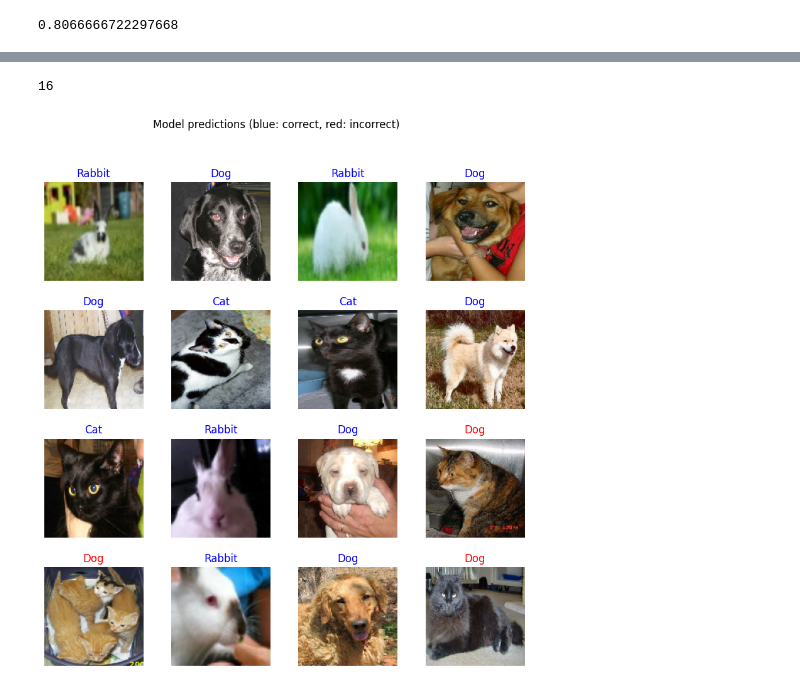
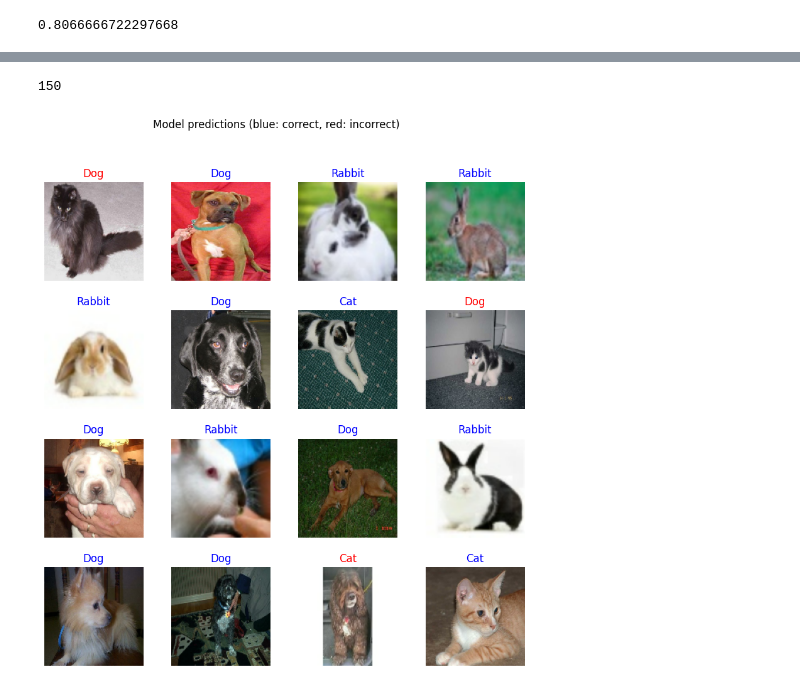
Before and after one commit to aasthadawar02/Sample, a Jupyter notebook: Hugging_Face_Dataset.ipynb, the cells around one changed output, grey strips where cells are left out. Drawn from its saved outputs; the diff is of its cells as text; code cells hidden in the pictures.

```diff
--- a/Hugging_Face_Dataset.ipynb
+++ b/Hugging_Face_Dataset.ipynb
@@ -125,11 +125,12 @@ print(test_acc)
 # %% [output]
 0.8066666722297668
 # %%
+images=[]
+labels=[]
 for image, label in validation_data:
-  break
-image = image.numpy()
-label = label.numpy()
-predicted_label = model.predict(image)
-predicted_label = list(map(lambda val : np.argmax(val), predicted_label))
-predicted_label
+  images.extend(image.numpy())
+  labels.extend(label.numpy())
+predicted_labels = model.predict(np.array(images))
+predicted_labels = list(map(lambda val : np.argmax(val), predicted_labels))
+len(predicted_labels)
 # %% [output]
@@ -138,18 +139,18 @@ predicted_label
 # %%
-len(predicted_label)
+len(predicted_labels)
 # %% [output]
-16
+150
 # %%
 num_classes = ["cat","dog","rabbit"]
 # %%
 plt.figure(figsize=(10,10))
 for i in range(16):
     plt.subplot(4,4,i+1)
     plt.subplots_adjust(hspace = 0.3)
-    plt.imshow(image[i].astype("uint8"))
-    color = "blue" if predicted_label[i] == label[i] else "red"
-    plt.title(num_classes[predicted_label[i]].title(), color=color)
+    plt.imshow(images[i].astype("uint8"))
+    color = "blue" if predicted_labels[i] == labels[i] else "red"
+    plt.title(num_classes[predicted_labels[i]].title(), color=color)
     plt.axis('off')
 _ = plt.suptitle("Model predictions (blue: correct, red: incorrect)")
 # %% [output]
-[figure, old version]
+[figure, new version]
```
Also changed, not shown: parts of 4 cells of this notebook.
